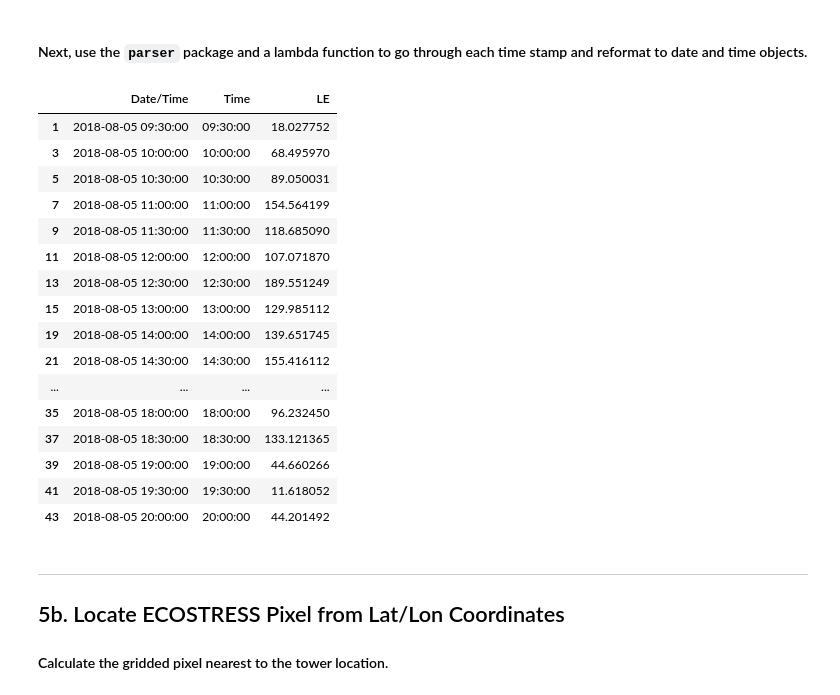
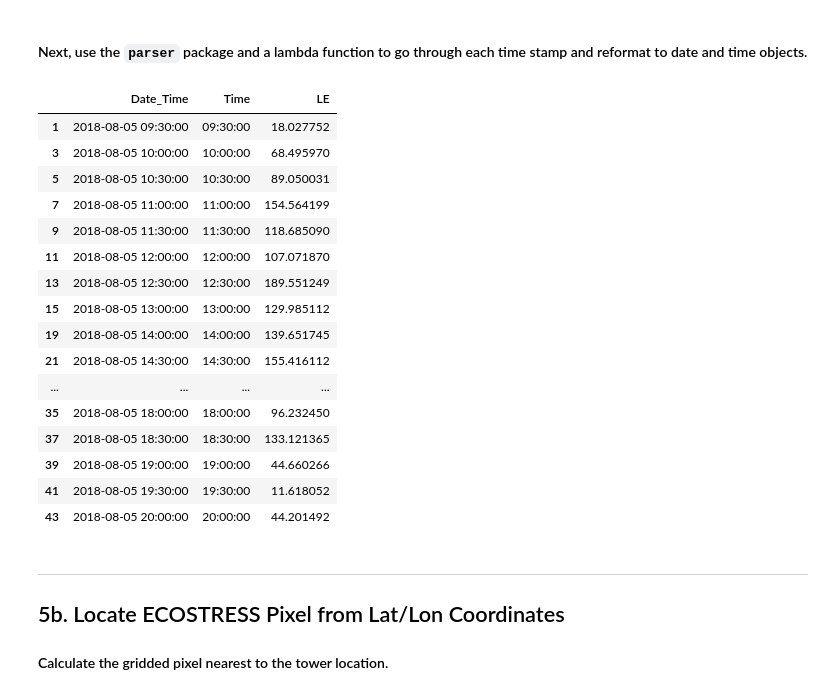
Before and after one commit to hmworsham/ecostress-workshop, a Jupyter notebook: ECOSTRESS_Tutorial.ipynb, the cells around one changed output. Drawn from its saved outputs; the diff is of its cells as text; code cells hidden in the pictures.

```diff
--- a/ECOSTRESS_Tutorial.ipynb
+++ b/ECOSTRESS_Tutorial.ipynb
@@ -467,12 +481,12 @@ towerData = towerData.dropna()
 #### Next, use the `parser` package and a lambda function to go through each time stamp and reformat to date and time objects.
 # %%
 # Define a lambda function to use the parser packgage to convert each time stamp to a datetime object
-towerData["Date/Time"] = towerData["Time"].apply(lambda x: parser.parse(x))
-towerData["Time"] = towerData["Date/Time"].apply(lambda x: datetime.time(x.hour, x.minute))
-towerData = towerData[["Date/Time", "Time", "LE"]]
+towerData["Date_Time"] = towerData["Time"].apply(lambda x: parser.parse(x))
+towerData["Time"] = towerData["Date_Time"].apply(lambda x: datetime.time(x.hour, x.minute))
+towerData = towerData[["Date_Time", "Time", "LE"]]
 towerData
 # %% [output]
-|  | Date/Time | Time | LE |
+|  | Date_Time | Time | LE |
 | 1 | 2018-08-05 09:30:00 | 09:30:00 | 18.027752 |
 | 3 | 2018-08-05 10:00:00 | 10:00:00 | 68.495970 |
 | 5 | 2018-08-05 10:30:00 | 10:30:00 | 89.050031 |
```
Also changed, not shown: parts of 22 cells of this notebook.
